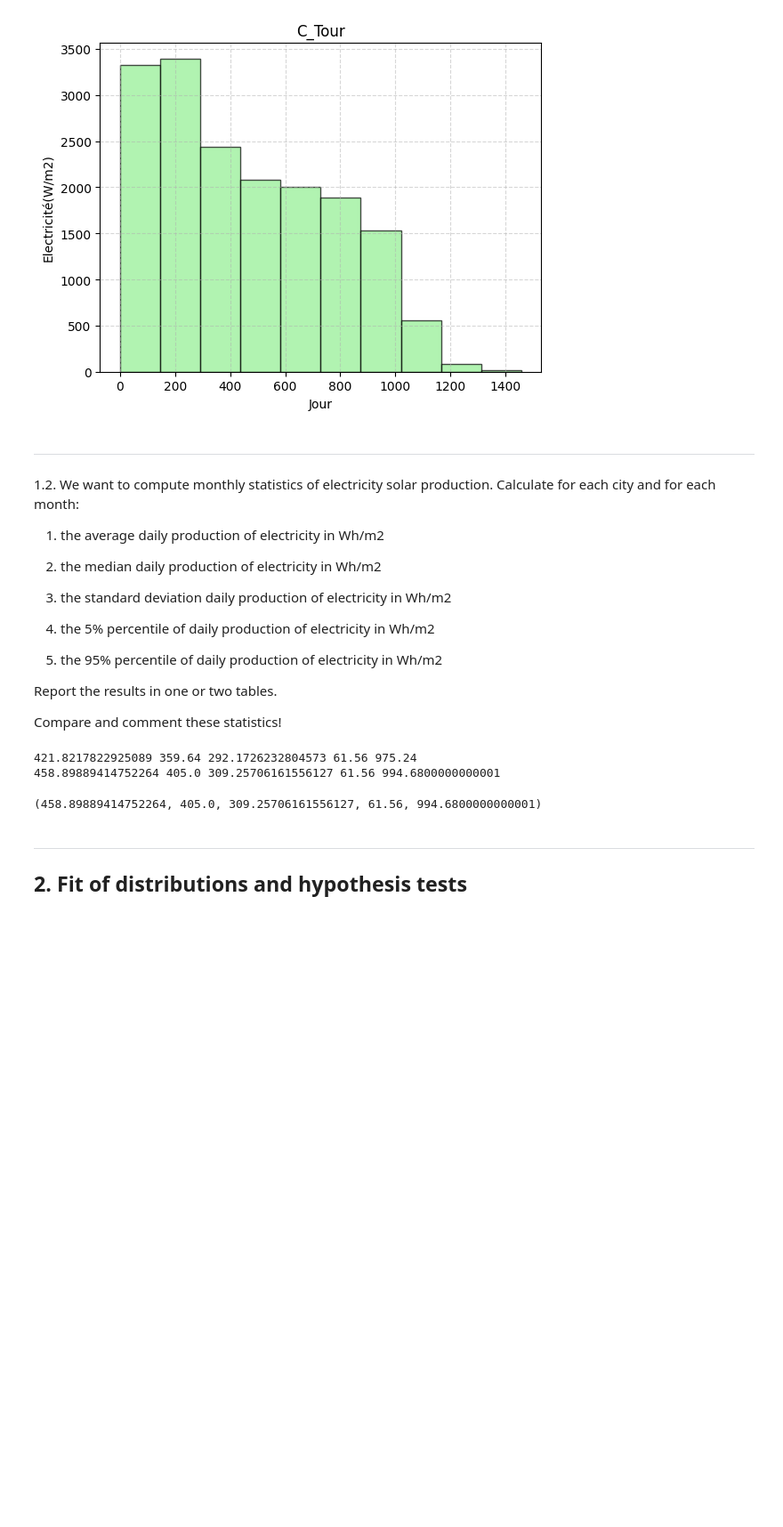
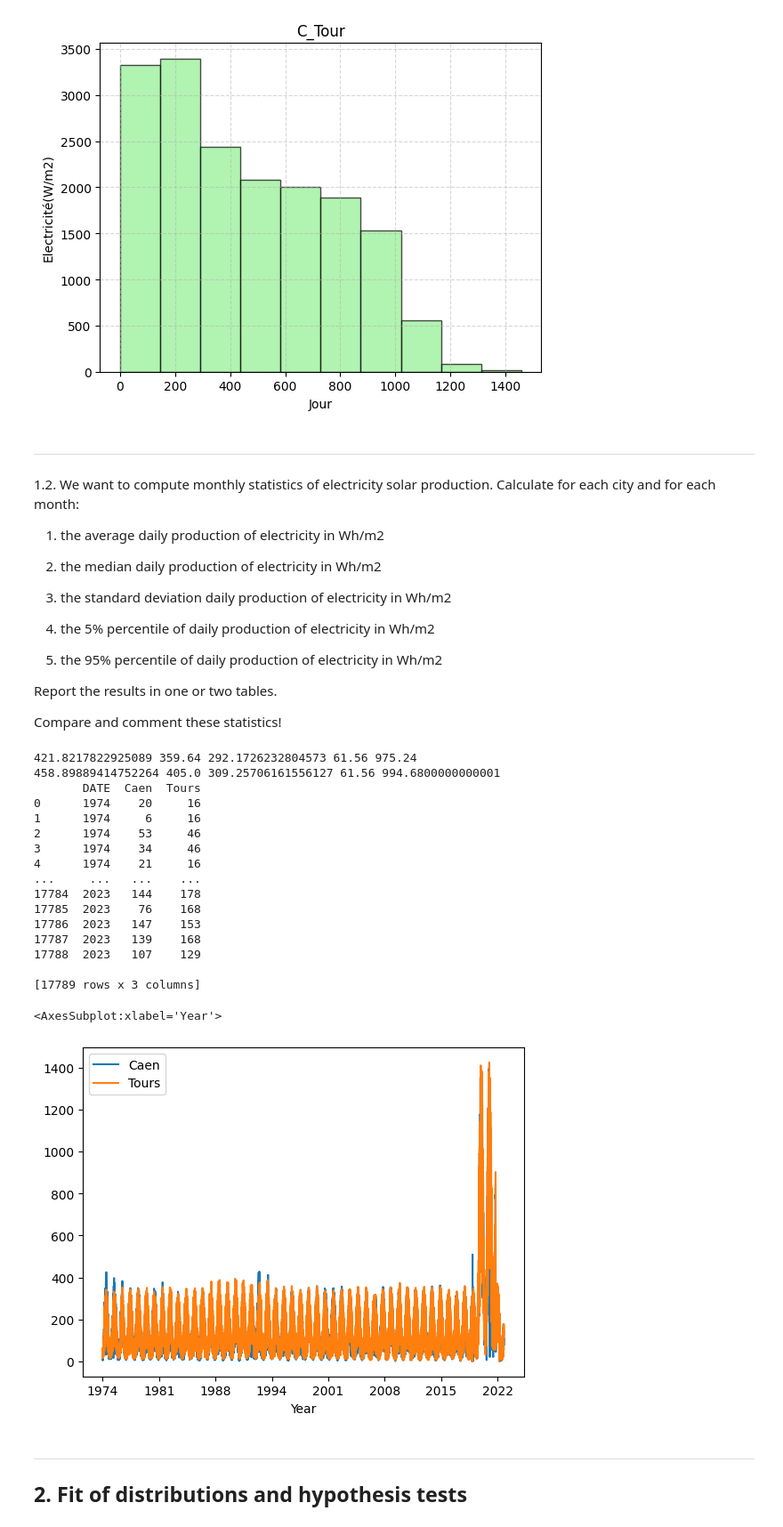
Before and after one commit to BrieucDallemagne/Hackathons_LEPL1109, a Jupyter notebook: Hackathon1.ipynb, the cells around one changed output. Shown: that part at 89% size. Cells and saved outputs as stored; diff of their text form; code cells hidden in the pictures; blank space fills up the shorter version.

Commit message:
Change from simple csv reading to pandasreading + proper graph display

```diff
--- a/Hackathon1.ipynb
+++ b/Hackathon1.ipynb
@@ -95,17 +94,35 @@ data = data[1:]
+# %%
+data_pd = pd.read_csv("Radiation.csv")
+data_pd = data_pd.drop(columns="Unnamed: 0")
+Caen = data_pd["Caen"].to_numpy()
+Tours = data_pd["Tours"].to_numpy()
 # %%
 ### code 1.1 ###
 
 P_cr = 0.18
 f_perf = 0.75
-E_caen = list()
-E_Tour = list()
-C_caen = list()
-C_Tour = list()
+E_caen = Caen
+E_Tour = Tours
+C_caen = Caen*24*P_cr*f_perf
+C_Tour = Tours*24*P_cr*f_perf
+
+### Old code to be deleted just showing they are equal
+prev_E_caen = list();prev_E_Tour = list();prev_C_caen = list();prev_C_Tour =list()
 for lst in data:
-    E_caen.append(int(lst[2]))
-    E_Tour.append(int(lst[3]))
-    C_caen.append(24*int(lst[2])*P_cr*f_perf)
-    C_Tour.append(24*int(lst[3])*P_cr*f_perf)
+    prev_E_caen.append(int(lst[2]))
+    prev_E_Tour.append(int(lst[3]))
+    prev_C_caen.append(24*int(lst[2])*P_cr*f_perf)
+    prev_C_Tour.append(24*int(lst[3])*P_cr*f_perf)
+
+
+
+print((E_caen == prev_E_caen).all())
+print((C_caen == prev_C_caen).all())
+print((E_Tour == prev_E_Tour).all())
+print((C_Tour == prev_C_Tour).all())
+
+### End of old code
+
 
 def box_plot(data1, data2, title, name1, name2):
     plt.figure()
@@ -202,34 +223,60 @@ def q2(dataset):
 
     Args:
         dataset (Arraylist): An arraylist with the data of the daily production of electricity
 
     Returns:
         tuple: Return a tuple of data like: (average, median, standard deviation, 5 percentile, 95 percentile)
     """
     dataset_av = sum(dataset)/len(dataset) # Average / mean
 
     ### Comput median
     dataset_sorted = sorted(dataset)
     if(len(dataset)%2 == 0):
         dataset_median = (dataset_sorted[len(dataset)//2] + dataset_sorted[len(dataset)//2])/2
     else:
         dataset_median = dataset_sorted[len(dataset)//2]
 
     dataset_std = np.std(dataset)
 
     dataset_5 = np.percentile(dataset, 5)
     dataset_95 = np.percentile(dataset, 95)
 
     print(dataset_av, dataset_median, dataset_std, dataset_5, dataset_95)
 
     return (dataset_av, dataset_median, dataset_std, dataset_5, dataset_95)
 
+
+
+
 q2(C_caen)
 q2(C_Tour)
+
+## How to properly plot date time data with pandas
+test = pd.read_csv("Radiation.csv")
+test = test.drop(columns="Unnamed: 0")
+test["DATE"] = pd.to_datetime(test["DATE"], format="%Y%m%d")
+test["DATE"] = test["DATE"].dt.strftime("%Y") ## Make a copy if you want to keep the most interesting data
+print(test)
+test.plot(x="DATE", xlabel="Year")
 # %% [output]
 421.8217822925089 359.64 292.1726232804573 61.56 975.24
 458.89889414752264 405.0 309.25706161556127 61.56 994.6800000000001
+       DATE  Caen  Tours
+0      1974    20     16
+1      1974     6     16
+2      1974    53     46
+3      1974    34     46
+4      1974    21     16
+...     ...   ...    ...
+17784  2023   144    178
+17785  2023    76    168
+17786  2023   147    153
+17787  2023   139    168
+17788  2023   107    129
+
+[17789 rows x 3 columns]
-(458.89889414752264, 405.0, 309.25706161556127, 61.56, 994.6800000000001)
+<AxesSubplot:xlabel='Year'>
+[figure, added]
 # %% [markdown]
 ---
 ## 2. Fit of distributions and hypothesis tests
```
Also changed, not shown: parts of 3 cells of this notebook.
